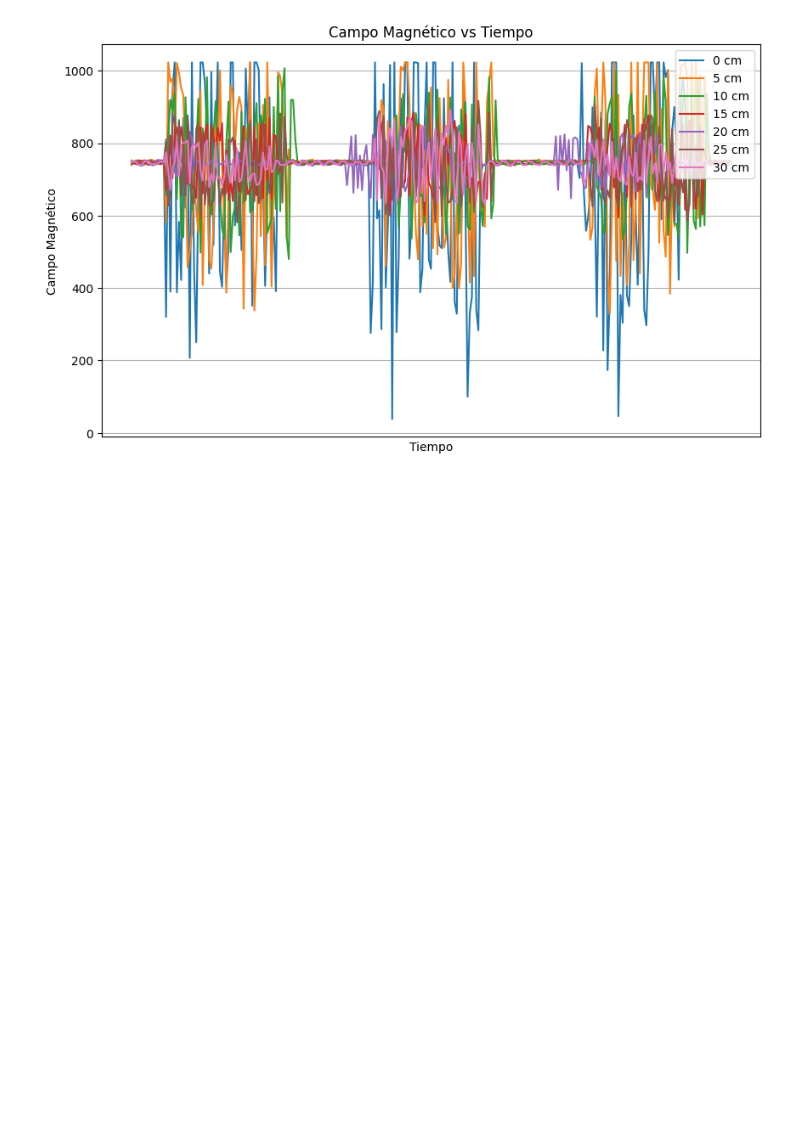
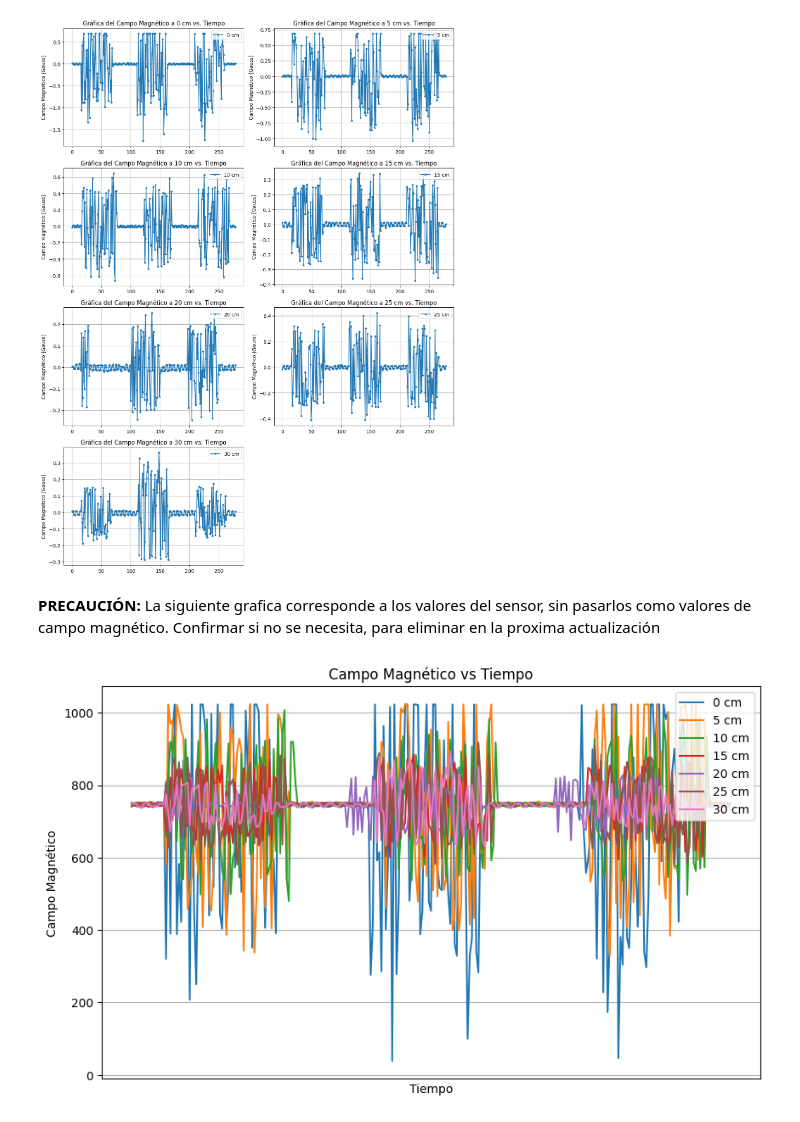
Before and after one commit to Hdavid1123/F-sica-Experimental-II-2024-1, a Jupyter notebook: Proyecto_Final/magneticfield.ipynb, the cells around one changed output. Drawn from its saved outputs; the diff is of its cells as text; code cells hidden in the pictures; blank space fills up the shorter version.

```diff
--- a/Proyecto_Final/magneticfield.ipynb
+++ b/Proyecto_Final/magneticfield.ipynb
@@ -22,3 +94,31 @@ print(df[9:])
+# %%
+# Crear una figura con 7 subgráficas en 2 columnas
+fig, axs = plt.subplots(4, 2, figsize=(12, 16))  # 4 filas, 2 columnas
+
+# Aplanar la matriz de ejes para facilitar la iteración
+axs = axs.flatten()
+
+# Grafica cada columna (excepto la columna 'Tiempo')
+for i, columna in enumerate(df_campo.columns):
+    axs[i].plot(df_campo[columna], marker='o', markersize=3, label=columna)
+    axs[i].set_title(f'Gráfica del Campo Magnético a {columna} vs. Tiempo')
+    axs[i].set_ylabel('Campo Magnético [Gauss]')
+    axs[i].legend(loc='upper right')
+    axs[i].grid(True)
+
+# Eliminar subgráficas vacías si hay menos de 8
+for i in range(len(df_campo.columns), len(axs)):
+    fig.delaxes(axs[i])
+
+# Ajustar el espacio entre subgráficas
+fig.tight_layout()
+
+# Muestra la figura
+plt.show()
+# %% [output]
+[figure, added]
+# %% [markdown]
+**PRECAUCIÓN:** La siguiente grafica corresponde a los valores del sensor, sin pasarlos como valores de campo magnético. Confirmar si no se necesita, para eliminar en la proxima actualización
 # %%
 #Gráfica de todas las distancias.
 
```
Also changed, not shown: parts of 7 cells of this notebook.
